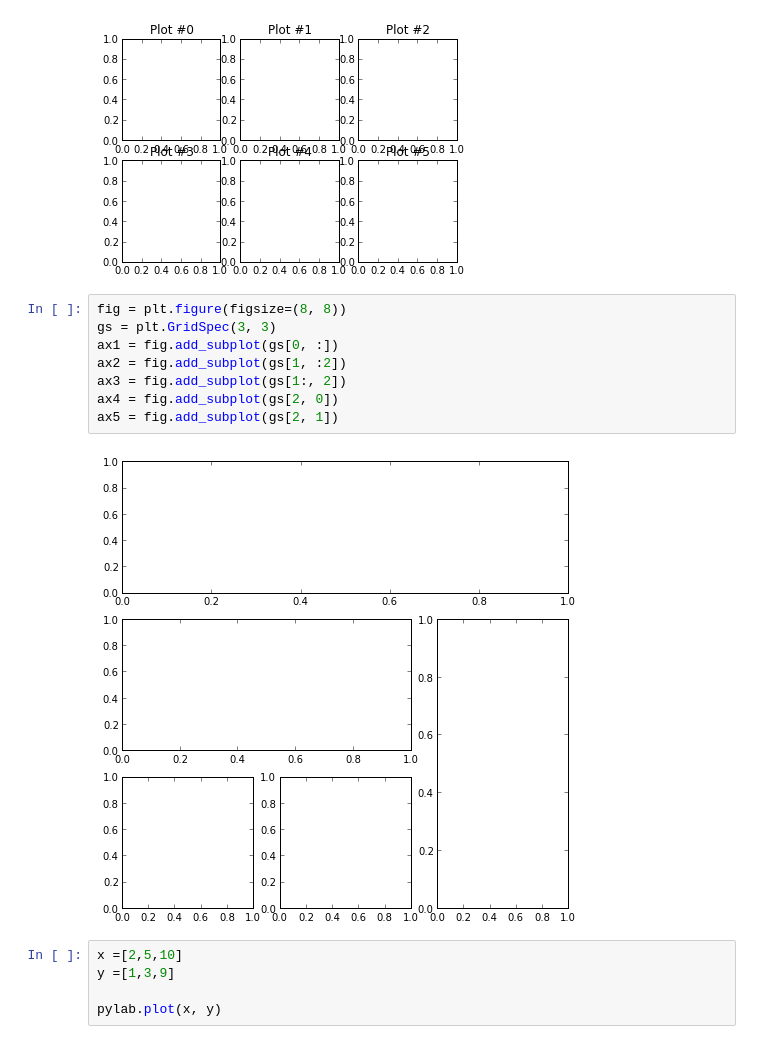
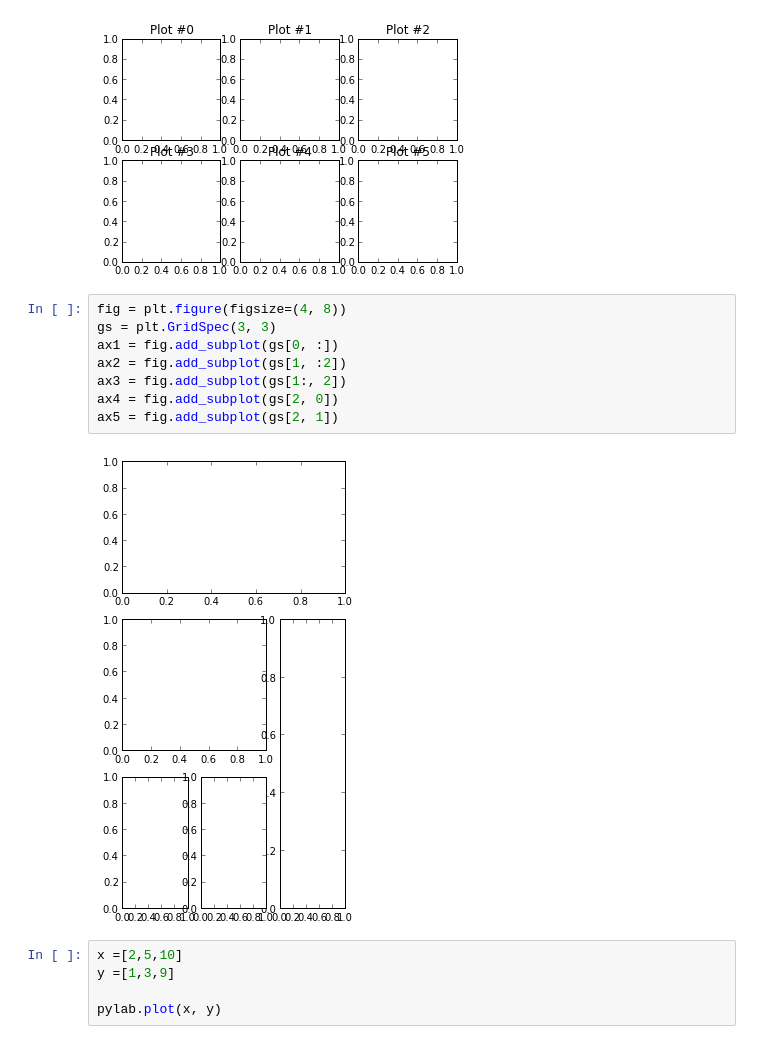
Before and after one commit to ywchiu/pythonbasic, a Jupyter notebook: Datascience2/data_analysis_scikitlearn.ipynb, the cells around one changed output. Drawn from its saved outputs; the diff is of its cells as text.

```diff
--- a/Datascience2/data_analysis_scikitlearn.ipynb
+++ b/Datascience2/data_analysis_scikitlearn.ipynb
@@ -22,15 +22,15 @@ for i in range(6):
 # %% [output]
 [figure]
 # %%
-fig = plt.figure(figsize=(8, 8))
+fig = plt.figure(figsize=(4, 8))
 gs = plt.GridSpec(3, 3)
 ax1 = fig.add_subplot(gs[0, :])
 ax2 = fig.add_subplot(gs[1, :2])
 ax3 = fig.add_subplot(gs[1:, 2])
 ax4 = fig.add_subplot(gs[2, 0])
 ax5 = fig.add_subplot(gs[2, 1])
 # %% [output]
-[figure, old version]
+[figure, new version]
 # %%
 x =[2,5,10]
 y =[1,3,9]
```
Also changed, not shown: parts of 15 cells of this notebook, 1 other file.
